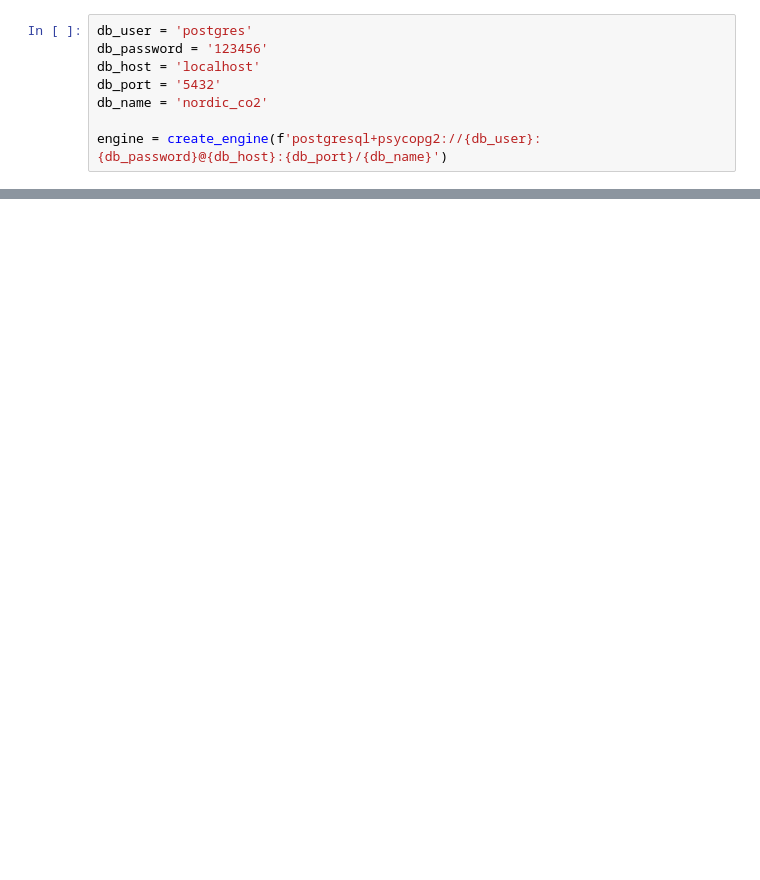
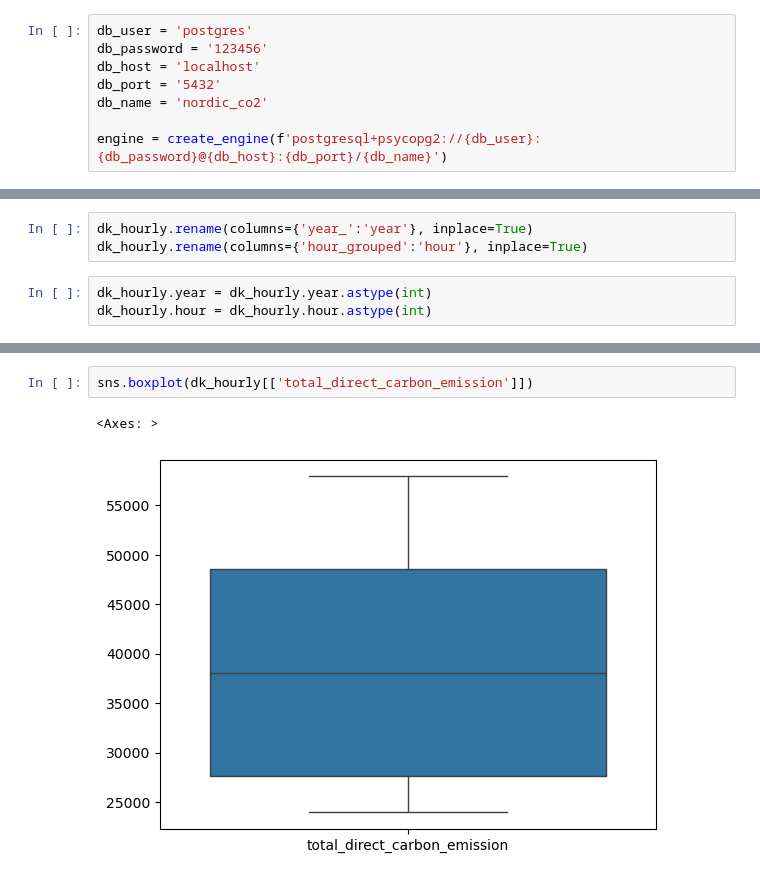
Before and after one commit to montMateus/Estudo_Emissoes-de-Carbono-na-Dinamarca, a Jupyter notebook: analysis.ipynb, the cells around one changed output, grey strips where cells are left out. Cells and saved outputs as stored; diff of their text form; blank space fills up the shorter version.

```diff
--- a/analysis.ipynb
+++ b/analysis.ipynb
@@ -202,0 +296,6 @@ display(df_all_years)
+# %%
+dk_hourly.rename(columns={'year_':'year'}, inplace=True)
+dk_hourly.rename(columns={'hour_grouped':'hour'}, inplace=True)
+# %%
+dk_hourly.year = dk_hourly.year.astype(int)
+dk_hourly.hour = dk_hourly.hour.astype(int)
@@ -202,0 +316,5 @@ display(df_all_years)
+# %%
+sns.boxplot(dk_hourly[['total_direct_carbon_emission']])
+# %% [output]
+<Axes: >
+[figure, added]
```
Also changed, not shown: parts of 53 cells of this notebook, 2 other files.
